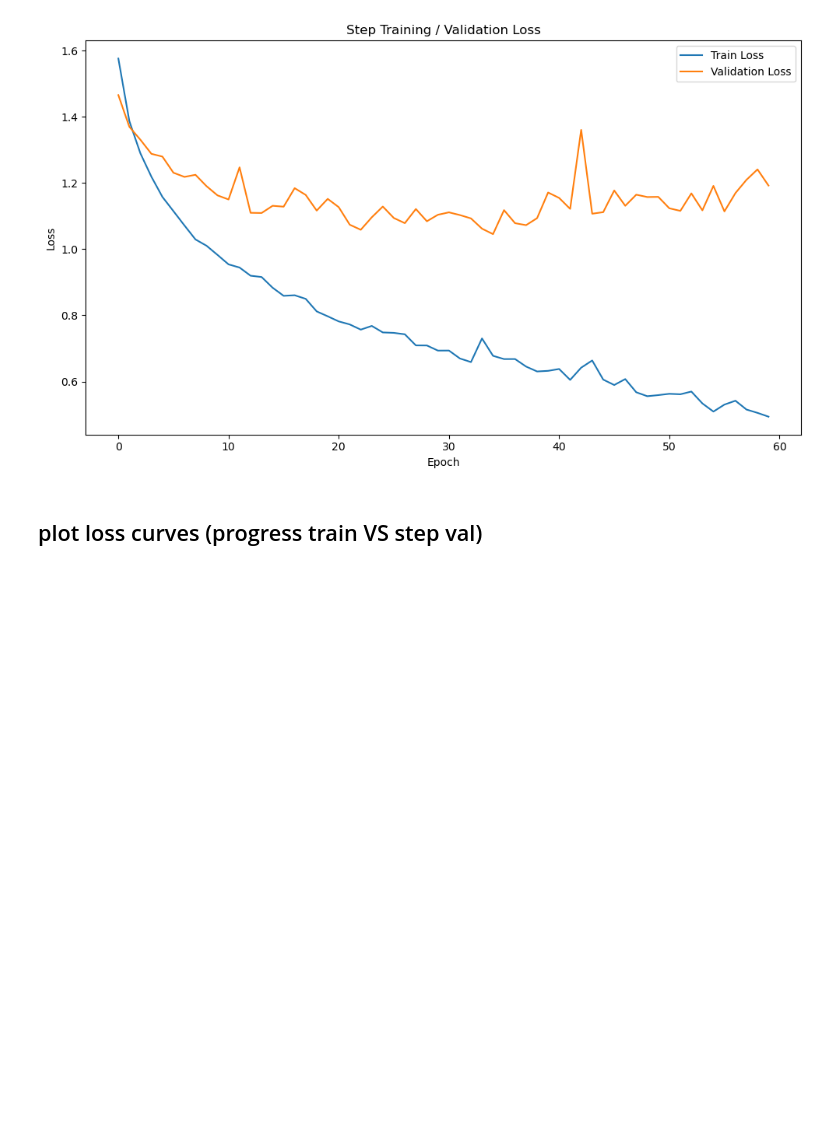
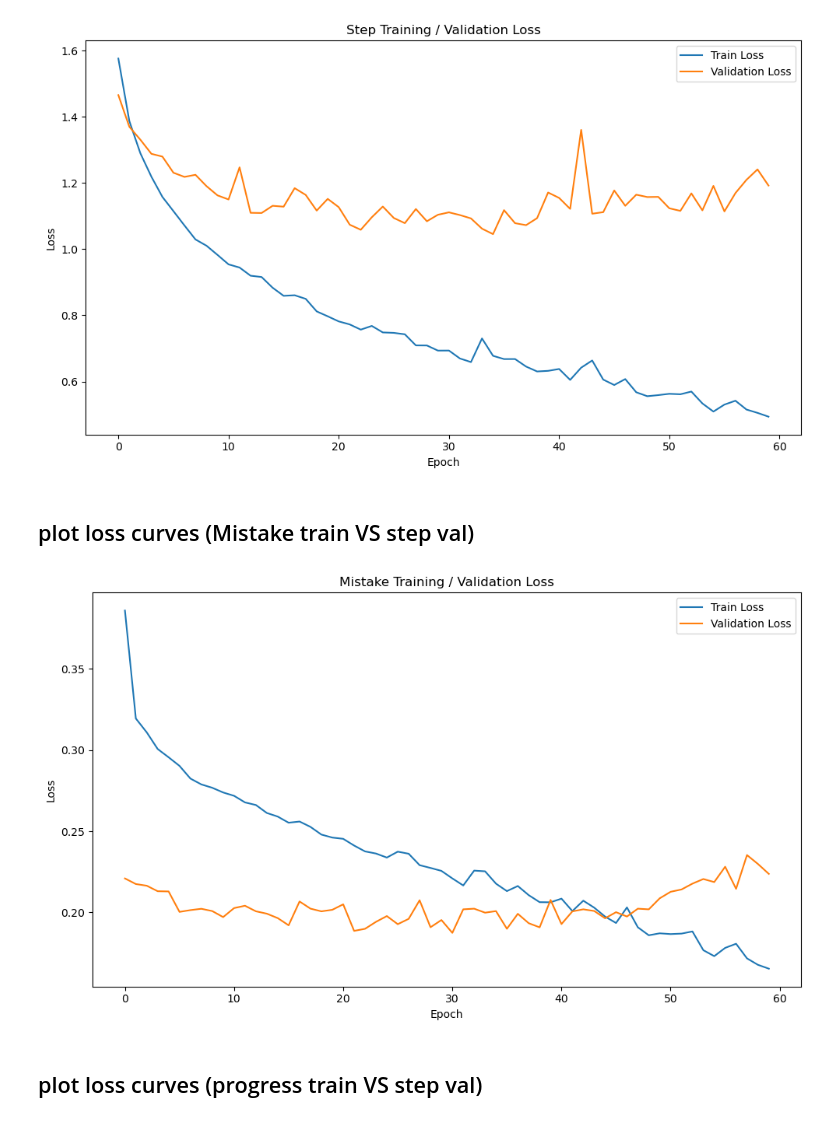
Before and after one commit to Lo122/LSTM_HRC, a Jupyter notebook: model_lstm/LSTM_train original.ipynb, the cells around one changed output. Saved outputs shown, nothing was run; the diff lists cells and outputs as text; code cells hidden in the pictures; blank space fills up the shorter version.

```diff
--- a/model_lstm/LSTM_train original.ipynb
+++ b/model_lstm/LSTM_train original.ipynb
@@ -690,6 +721,26 @@ plt.show()
 plt.close(fig)
 # %% [output]
 [figure]
+# %% [markdown]
+## plot loss curves (Mistake train VS step val)
+# %%
+fig, ax = plt.subplots(figsize=(10, 6))
+metrics_df = pd.read_csv(best_model_path_dir / "metrics.csv")
+ax.plot(metrics_df["train_mistake_loss"], label="Train Loss")
+ax.plot(metrics_df["val_mistake_loss"], label="Validation Loss")
+
+ax.set_xlabel("Epoch")
+ax.set_ylabel("Loss")
+ax.set_title("Mistake Training / Validation Loss")
+ax.legend()
+
+fig.tight_layout()
+fig.savefig(best_model_path_dir / "Mistake_training_loss_plot.png", dpi=200, bbox_inches="tight")
+
+plt.show()
+plt.close(fig)
+# %% [output]
+[figure, added]
 # %% [markdown]
 ## plot loss curves (progress train VS step val)
 # %%
```
Also changed, not shown: parts of 8 cells of this notebook, 35 other files.
